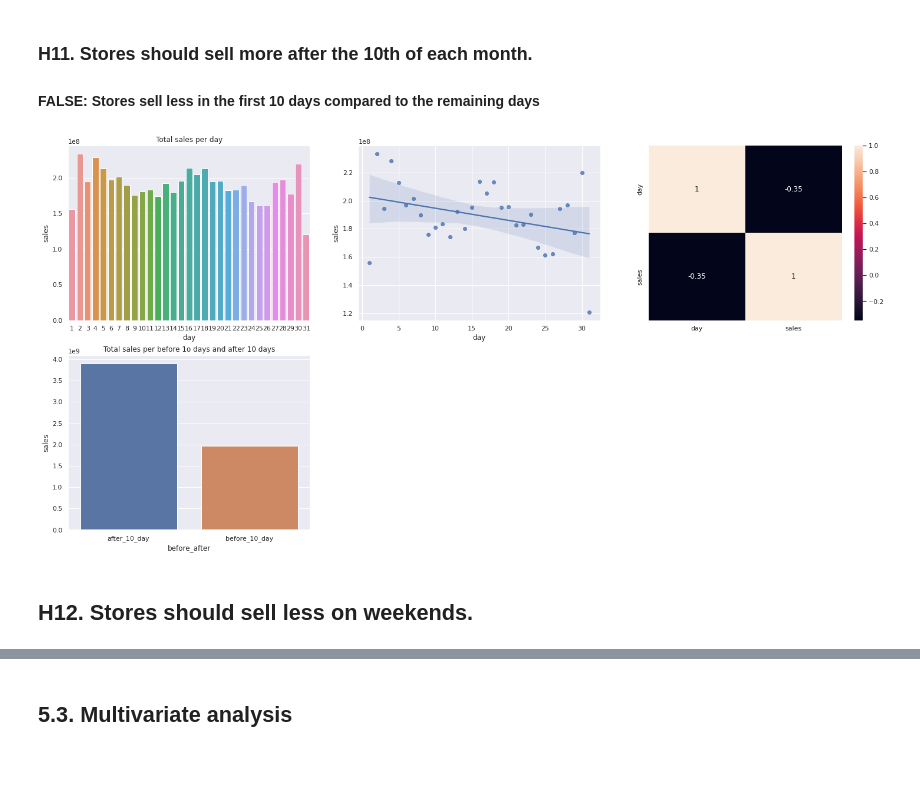
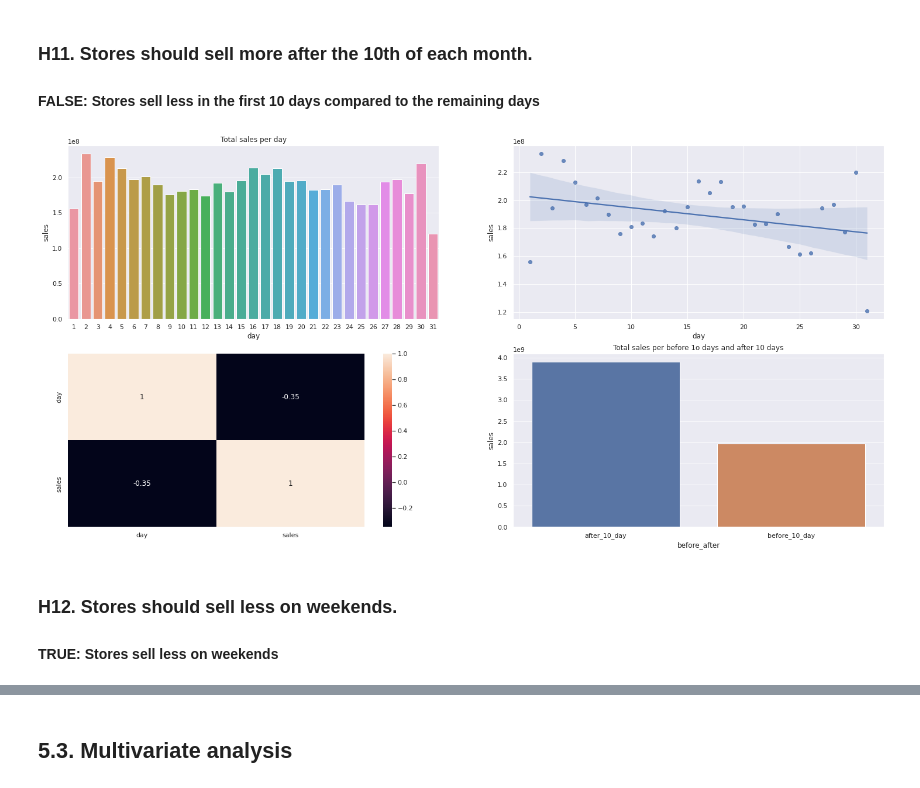
Before and after one commit to luanjesus/rossmann_store_sales_prediction, a Jupyter notebook: exploratory_data_analysis.ipynb, the cells around one changed output, grey strips where cells are left out. Drawn from its saved outputs; the diff is of its cells as text; code cells hidden in the pictures.

```diff
--- a/exploratory_data_analysis.ipynb
+++ b/exploratory_data_analysis.ipynb
@@ -745,28 +776,30 @@ sns.heatmap(aux1.corr(method='pearson'), annot=True);
 ### **H11.** Stores should sell more after the 10th of each month.
 
 #### FALSE: Stores sell less in the first 10 days compared to the remaining days
-# %%
-aux1 = df5[['day', 'sales']].groupby('day').sum().reset_index()
-
-plt.subplot(2,3,1)
-sns.barplot(x='day', y='sales', data=aux1)
-plt.title('Total sales per day');
-
-
-plt.subplot(2,3,2)
-sns.regplot(x='day', y='sales', data=aux1)
-
-plt.subplot(2,3,3)
-sns.heatmap(aux1.corr(method='pearson'), annot=True);
-
-aux1['before_after'] = aux1['day'].apply(lambda x: 'before_10_day' if x <= 10 else 'after_10_day')
-
-aux2 = aux1[['before_after', 'sales']].groupby('before_after').sum().reset_index()
-
-plt.subplot(2,3,4)
-sns.barplot(x='before_after', y='sales', data=aux2)
-plt.title('Total sales per before 1o days and after 10 days');
-# %% [output]
-[figure, removed]
+# %%
+aux1 = df5[['day', 'sales']].groupby('day').sum().reset_index()
+
+plt.subplot(2,2,1)
+sns.barplot(x='day', y='sales', data=aux1)
+plt.title('Total sales per day');
+
+
+plt.subplot(2,2,2)
+sns.regplot(x='day', y='sales', data=aux1)
+
+plt.subplot(2,2,3)
+sns.heatmap(aux1.corr(method='pearson'), annot=True);
+
+aux1['before_after'] = aux1['day'].apply(lambda x: 'before_10_day' if x <= 10 else 'after_10_day')
+
+aux2 = aux1[['before_after', 'sales']].groupby('before_after').sum().reset_index()
+
+plt.subplot(2,2,4)
+sns.barplot(x='before_after', y='sales', data=aux2)
+plt.title('Total sales per before 1o days and after 10 days');
+# %% [output]
+[figure, added]
 # %% [markdown]
-## **H12.** Stores should sell less on weekends.
+### **H12.** Stores should sell less on weekends.
+
+#### TRUE: Stores sell less on weekends
```
Also changed, not shown: parts of 9 cells of this notebook.
